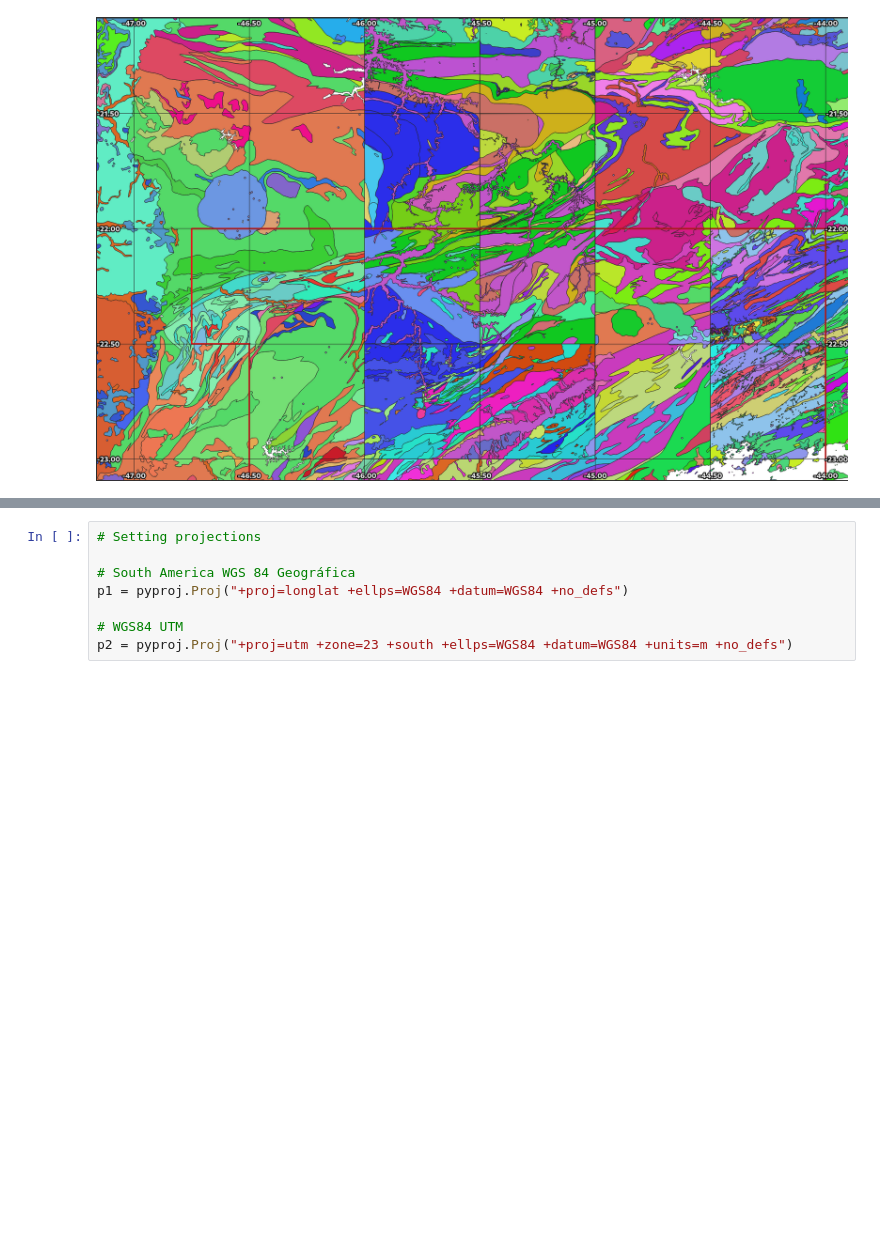
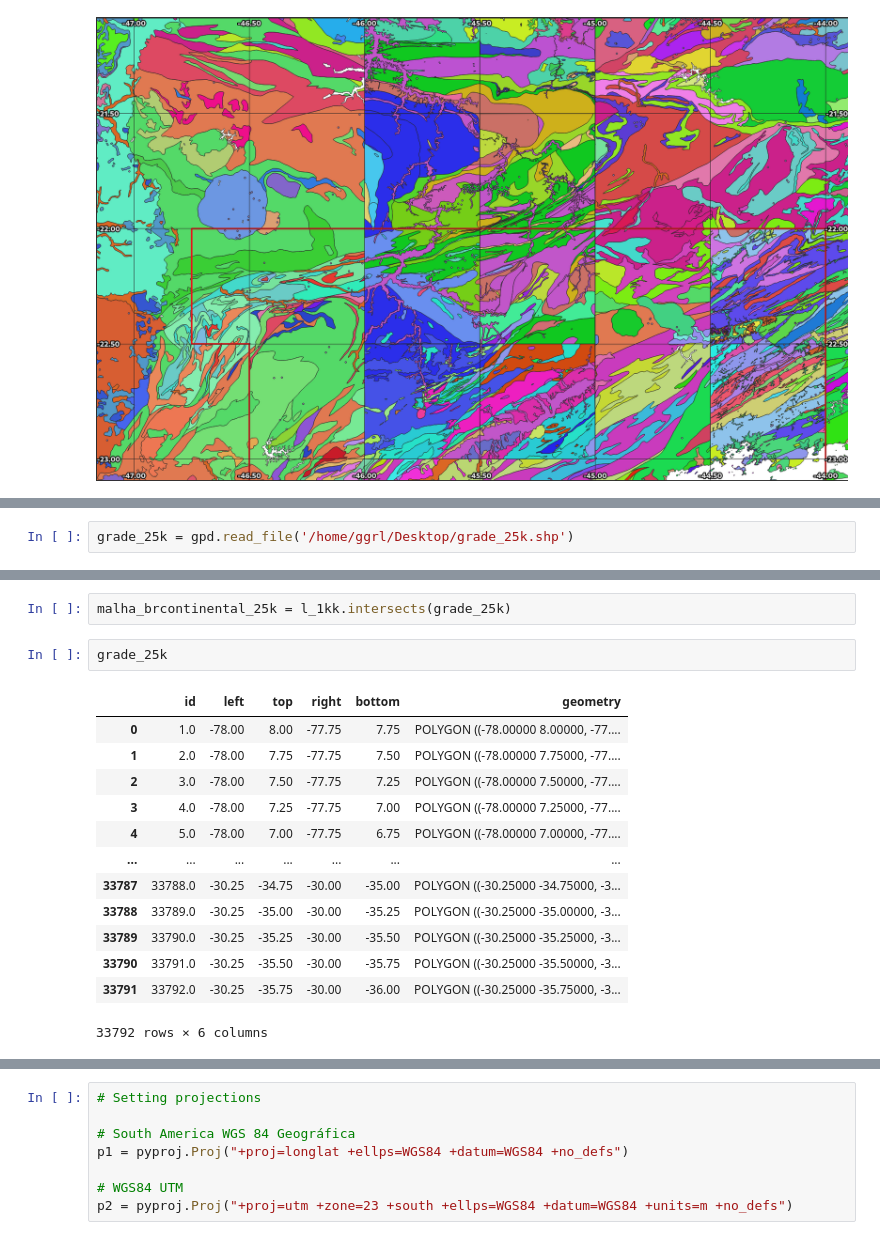
Before and after one commit to Gabriel-Goes/mapeamento_litologico_preditivo, a Jupyter notebook: sources/tutoriais/3 - Verde: Getting Region.ipynb, the cells around one changed output, grey strips where cells are left out. Cells and saved outputs as stored; diff of their text form; blank space fills up the shorter version.

```diff
--- a/sources/tutoriais/3 - Verde: Getting Region.ipynb
+++ b/sources/tutoriais/3 - Verde: Getting Region.ipynb
@@ -30,3 +29,5 @@ geof_1039 = pd.read_csv(gdb+'geof/geof_1039')
 
 g_1089 = pd.read_csv(gdb+'geof/g1089')
 m_1089 = pd.read_csv(gdb+'geof/m1089')
+# %%
+grade_25k = gpd.read_file('/home/ggrl/Desktop/grade_25k.shp')
@@ -32,0 +52,18 @@ m_1089 = pd.read_csv(gdb+'geof/m1089')
+# %%
+malha_brcontinental_25k = l_1kk.intersects(grade_25k)
+# %%
+grade_25k
+# %% [output]
+|  | id | left | top | right | bottom | geometry |
+| 0 | 1.0 | -78.00 | 8.00 | -77.75 | 7.75 | POLYGON ((-78.00000 8.00000, -77.... |
+| 1 | 2.0 | -78.00 | 7.75 | -77.75 | 7.50 | POLYGON ((-78.00000 7.75000, -77.... |
+| 2 | 3.0 | -78.00 | 7.50 | -77.75 | 7.25 | POLYGON ((-78.00000 7.50000, -77.... |
+| 3 | 4.0 | -78.00 | 7.25 | -77.75 | 7.00 | POLYGON ((-78.00000 7.25000, -77.... |
+| 4 | 5.0 | -78.00 | 7.00 | -77.75 | 6.75 | POLYGON ((-78.00000 7.00000, -77.... |
+| ... | ... | ... | ... | ... | ... | ... |
+| 33787 | 33788.0 | -30.25 | -34.75 | -30.00 | -35.00 | POLYGON ((-30.25000 -34.75000, -3... |
+| 33788 | 33789.0 | -30.25 | -35.00 | -30.00 | -35.25 | POLYGON ((-30.25000 -35.00000, -3... |
+| 33789 | 33790.0 | -30.25 | -35.25 | -30.00 | -35.50 | POLYGON ((-30.25000 -35.25000, -3... |
+| 33790 | 33791.0 | -30.25 | -35.50 | -30.00 | -35.75 | POLYGON ((-30.25000 -35.50000, -3... |
+| 33791 | 33792.0 | -30.25 | -35.75 | -30.00 | -36.00 | POLYGON ((-30.25000 -35.75000, -3... |
+33792 rows × 6 columns
```
Also changed, not shown: parts of 18 cells of this notebook, 6 other files.
